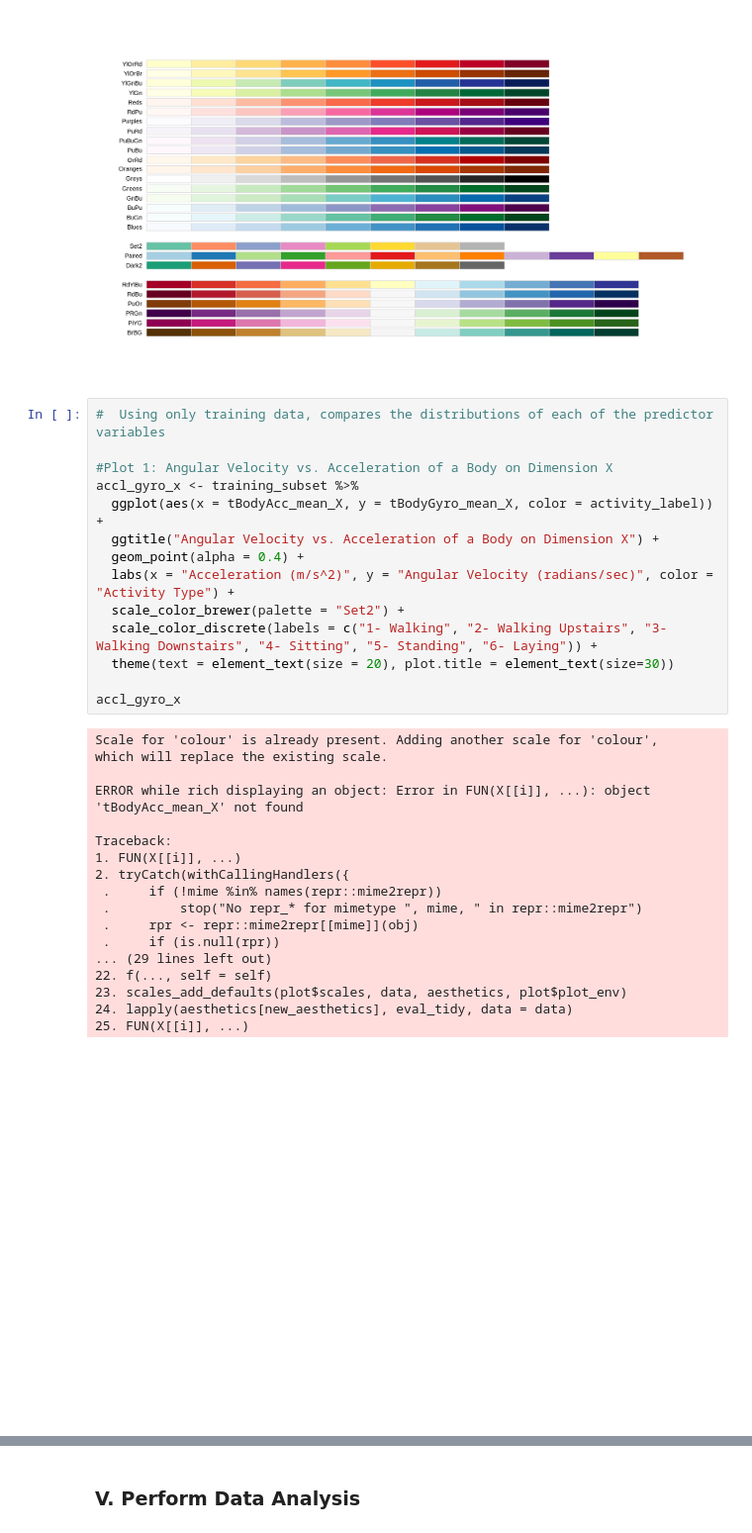
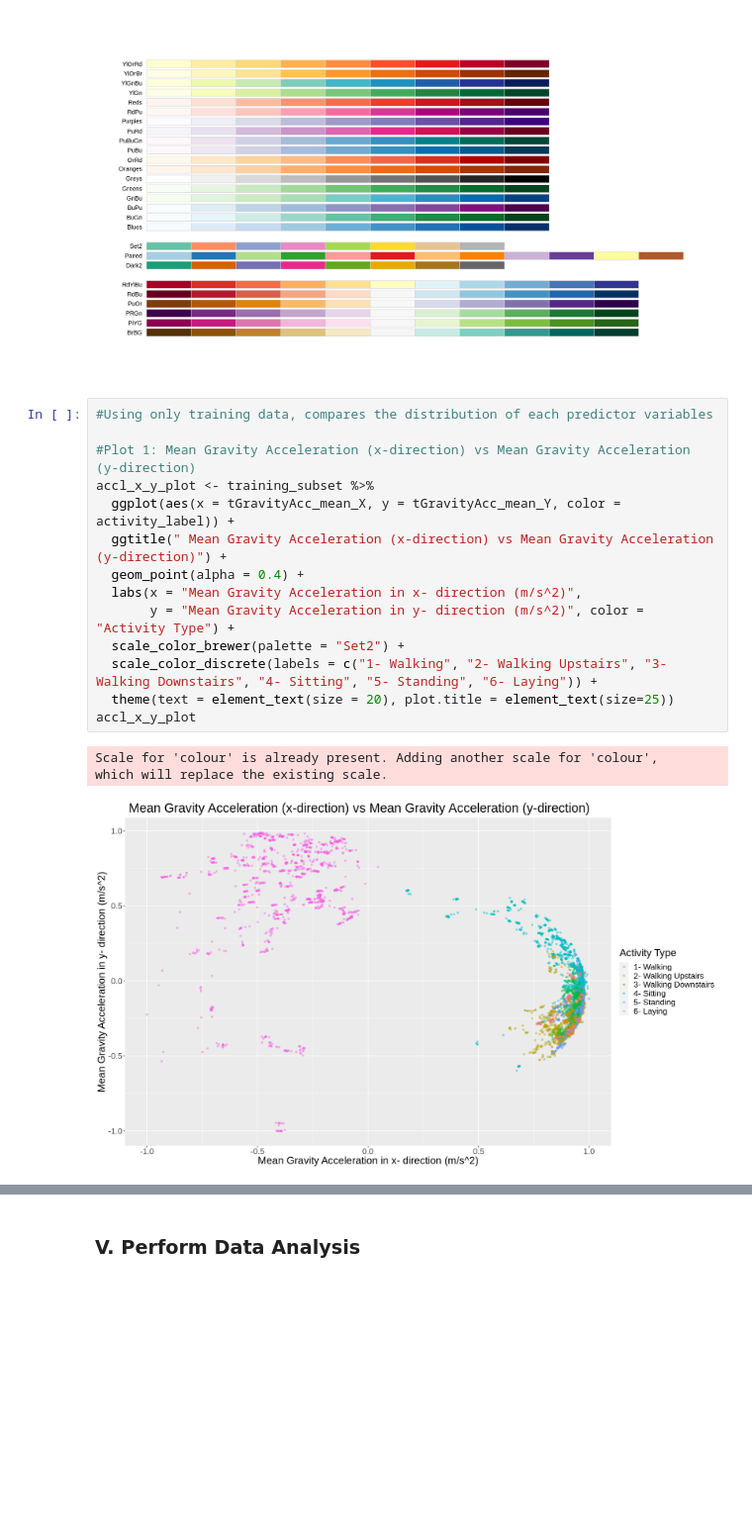
Before and after one commit to eleahj/dsci_project, a Jupyter notebook: human_activities.ipynb, the cells around one changed output, grey strips where cells are left out. Shown at 99% size. Drawn from its saved outputs; the diff is of its cells as text; blank space fills up the shorter version.

```diff
--- a/human_activities.ipynb
+++ b/human_activities.ipynb
@@ -359,35 +332,20 @@ display.brewer.all(colorblindFriendly = TRUE)
 # %% [output]
 [figure]
 # %%
-#  Using only training data, compares the distributions of each of the predictor variables
+#Using only training data, compares the distribution of each predictor variables
 
-#Plot 1: Angular Velocity vs. Acceleration of a Body on Dimension X
-accl_gyro_x <- training_subset %>%
-  ggplot(aes(x = tBodyAcc_mean_X, y = tBodyGyro_mean_X, color = activity_label)) +
-  ggtitle("Angular Velocity vs. Acceleration of a Body on Dimension X") +
+#Plot 1: Mean Gravity Acceleration (x-direction) vs Mean Gravity Acceleration (y-direction)
+accl_x_y_plot <- training_subset %>%
+  ggplot(aes(x = tGravityAcc_mean_X, y = tGravityAcc_mean_Y, color = activity_label)) +
+  ggtitle(" Mean Gravity Acceleration (x-direction) vs Mean Gravity Acceleration (y-direction)") +
   geom_point(alpha = 0.4) +
-  labs(x = "Acceleration (m/s^2)", y = "Angular Velocity (radians/sec)", color = "Activity Type") +
+  labs(x = "Mean Gravity Acceleration in x- direction (m/s^2)",
+       y = "Mean Gravity Acceleration in y- direction (m/s^2)", color = "Activity Type") +
   scale_color_brewer(palette = "Set2") +
   scale_color_discrete(labels = c("1- Walking", "2- Walking Upstairs", "3- Walking Downstairs", "4- Sitting", "5- Standing", "6- Laying")) +
-  theme(text = element_text(size = 20), plot.title = element_text(size=30))
-
-accl_gyro_x
+  theme(text = element_text(size = 20), plot.title = element_text(size=25))
+accl_x_y_plot
 # %% [output]
 Scale for 'colour' is already present. Adding another scale for 'colour',
 which will replace the existing scale.
-
-ERROR while rich displaying an object: Error in FUN(X[[i]], ...): object 'tBodyAcc_mean_X' not found
-
-Traceback:
-1. FUN(X[[i]], ...)
-2. tryCatch(withCallingHandlers({
- .     if (!mime %in% names(repr::mime2repr))
- .         stop("No repr_* for mimetype ", mime, " in repr::mime2repr")
- .     rpr <- repr::mime2repr[[mime]](obj)
- .     if (is.null(rpr))
-... (29 lines left out)
-22. f(..., self = self)
-23. scales_add_defaults(plot$scales, data, aesthetics, plot$plot_env)
-24. lapply(aesthetics[new_aesthetics], eval_tidy, data = data)
-25. FUN(X[[i]], ...)
-[figure, old version]
+[figure, new version]
```
Also changed, not shown: parts of 11 cells of this notebook.
